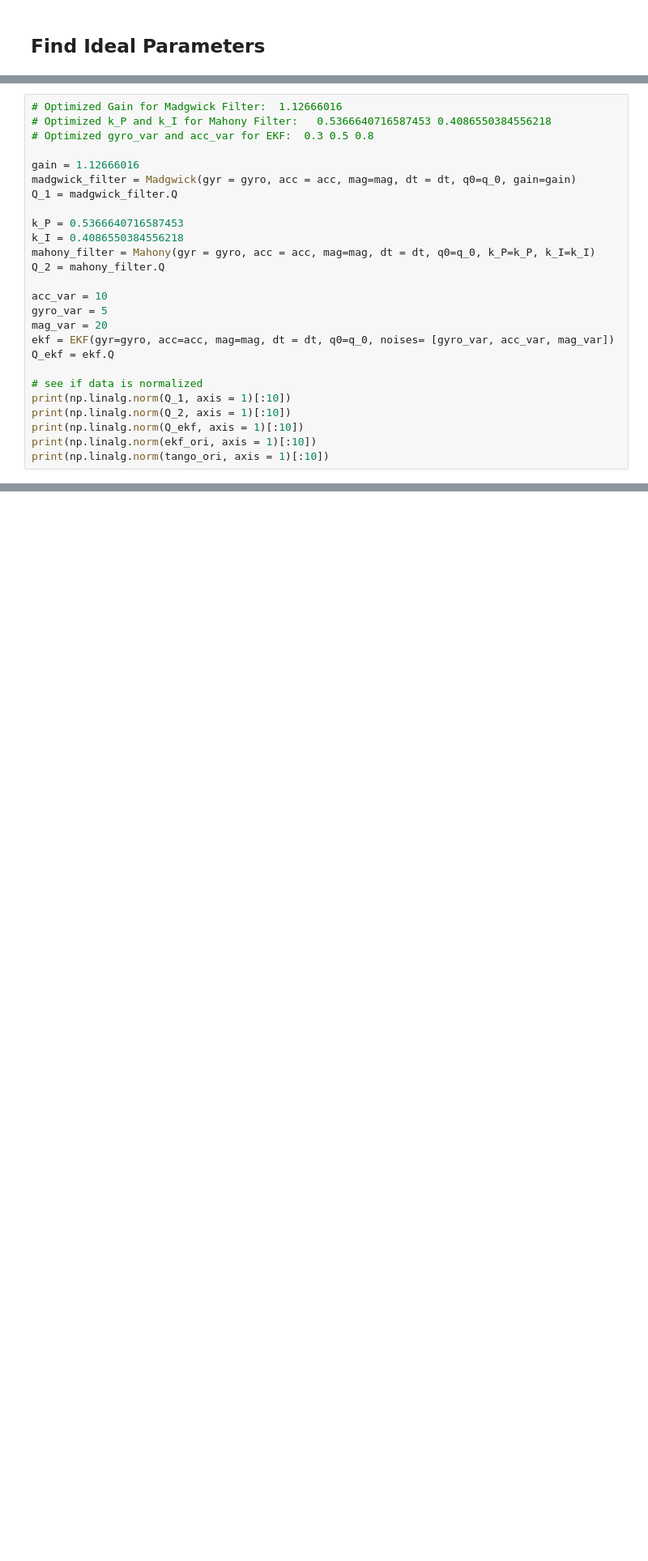
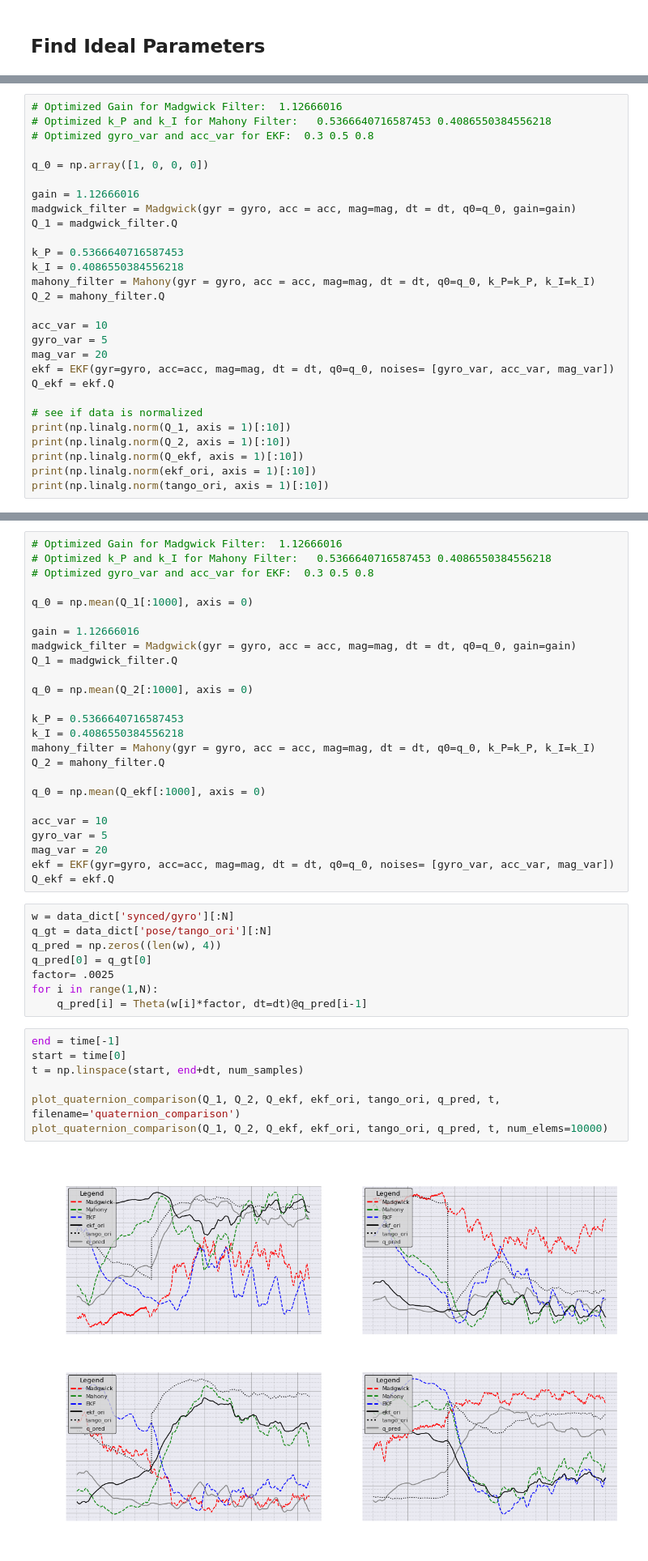
Before and after one commit to tonton-golio/inertial_navigation_transformer, a Jupyter notebook: playground_notebooks/adrians_filters.ipynb, the cells around one changed output, grey strips where cells are left out. Shown at 81% size. Cells and saved outputs as stored; diff of their text form; blank space fills up the shorter version.

```diff
--- a/playground_notebooks/adrians_filters.ipynb
+++ b/playground_notebooks/adrians_filters.ipynb
@@ -231,6 +360,8 @@ Optimized k_P and k_I for Mahony Filter:  0.5366640716587453 0.4086550384556218
 # Optimized Gain for Madgwick Filter:  1.12666016
 # Optimized k_P and k_I for Mahony Filter:   0.5366640716587453 0.4086550384556218
 # Optimized gyro_var and acc_var for EKF:  0.3 0.5 0.8
+
+q_0 = np.array([1, 0, 0, 0])
 
 gain = 1.12666016
 madgwick_filter = Madgwick(gyr = gyro, acc = acc, mag=mag, dt = dt, q0=q_0, gain=gain)
@@ -312,0 +397,42 @@ plt.show()
+# %%
+# Optimized Gain for Madgwick Filter:  1.12666016
+# Optimized k_P and k_I for Mahony Filter:   0.5366640716587453 0.4086550384556218
+# Optimized gyro_var and acc_var for EKF:  0.3 0.5 0.8
+
+q_0 = np.mean(Q_1[:1000], axis = 0)
+
+gain = 1.12666016
+madgwick_filter = Madgwick(gyr = gyro, acc = acc, mag=mag, dt = dt, q0=q_0, gain=gain)
+Q_1 = madgwick_filter.Q
+
+q_0 = np.mean(Q_2[:1000], axis = 0)
+
+k_P = 0.5366640716587453
+k_I = 0.4086550384556218
+mahony_filter = Mahony(gyr = gyro, acc = acc, mag=mag, dt = dt, q0=q_0, k_P=k_P, k_I=k_I)
+Q_2 = mahony_filter.Q
+
+q_0 = np.mean(Q_ekf[:1000], axis = 0)
+
+acc_var = 10
+gyro_var = 5
+mag_var = 20
+ekf = EKF(gyr=gyro, acc=acc, mag=mag, dt = dt, q0=q_0, noises= [gyro_var, acc_var, mag_var])
+Q_ekf = ekf.Q
+# %%
+w = data_dict['synced/gyro'][:N]
+q_gt = data_dict['pose/tango_ori'][:N]
+q_pred = np.zeros((len(w), 4))
+q_pred[0] = q_gt[0]
+factor= .0025
+for i in range(1,N):
+    q_pred[i] = Theta(w[i]*factor, dt=dt)@q_pred[i-1]
+# %%
+end = time[-1]
+start = time[0]
+t = np.linspace(start, end+dt, num_samples)
+
+plot_quaternion_comparison(Q_1, Q_2, Q_ekf, ekf_ori, tango_ori, q_pred, t, filename='quaternion_comparison')
+plot_quaternion_comparison(Q_1, Q_2, Q_ekf, ekf_ori, tango_ori, q_pred, t, num_elems=10000)
+# %% [output]
+[figure, added]
```
Also changed, not shown: parts of 7 cells of this notebook, 1 other file.
